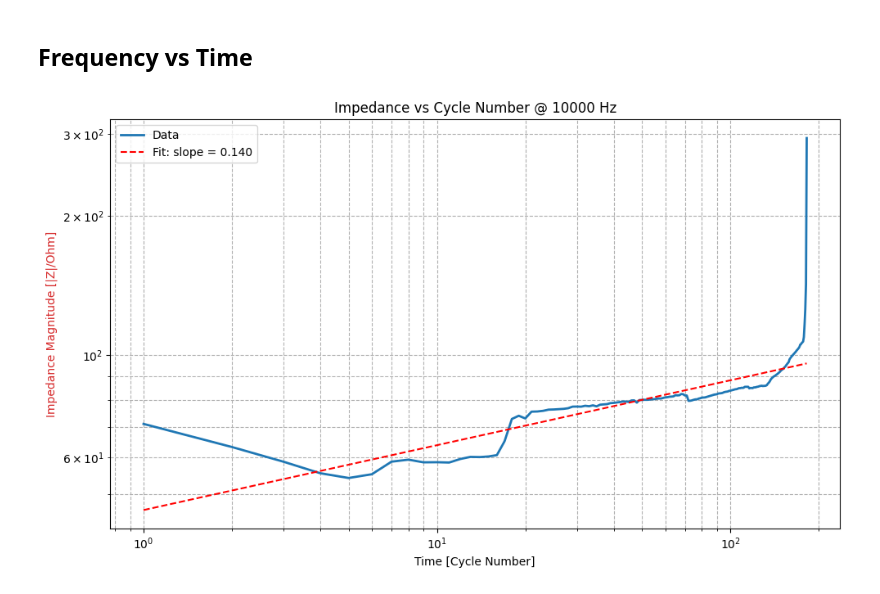
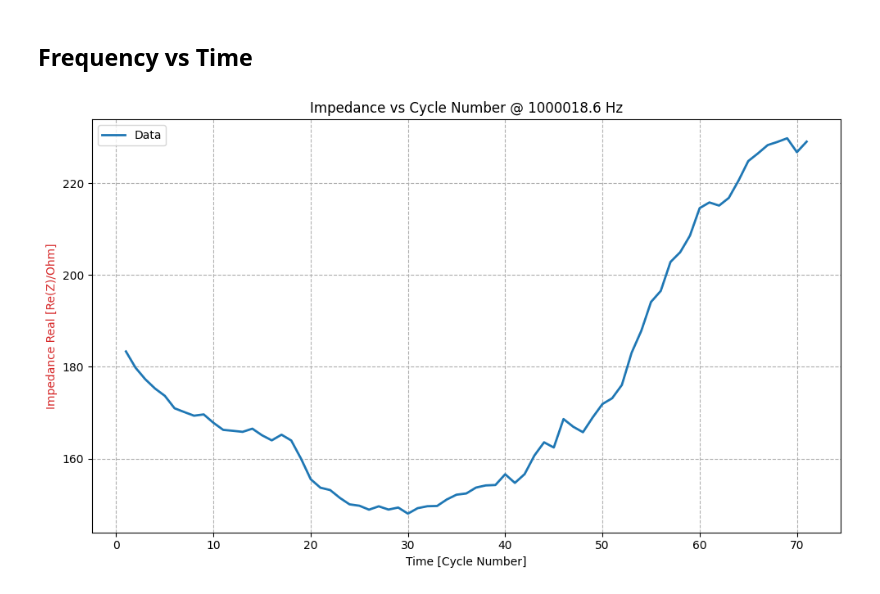
Before and after one commit to yet-ming-chiang-group/dylanpan, a Jupyter notebook: dq/graph.ipynb, the cells around one changed output. Drawn from its saved outputs; the diff is of its cells as text; code cells hidden in the pictures.

```diff
--- a/dq/graph.ipynb
+++ b/dq/graph.ipynb
@@ -142,40 +146,41 @@ plt.show()
 # %% [markdown]
 ## Frequency vs Time
 # %%
-SELECT_FREQUENCY = 10**4
+SELECT_FREQUENCY = 1.0000186E+006
 EPISOLON = 2.5
 
 plt.figure(figsize=(10, 6))
 
 plt.xlabel('Time [Cycle Number]')
-plt.ylabel('Impedance Magnitude [|Z|/Ohm]', color='tab:red')
+# plt.ylabel('Impedance Magnitude [|Z|/Ohm]', color='tab:red')
+plt.ylabel('Impedance Real [Re(Z)/Ohm]', color='tab:red')
 
 df_frequency = df[abs(df['freq/Hz'] - SELECT_FREQUENCY) < EPISOLON]
 
 # Remove zeros or negatives before log (log undefined for these)
 df_frequency = df_frequency[(df_frequency['cycle number'] > 0) & (
-    df_frequency['|Z|/Ohm'] > 0)]
+    df_frequency['Re(Z)/Ohm'] > 0)]
 
 x = df_frequency['cycle number']
-y = df_frequency['|Z|/Ohm']
+y = df_frequency['Re(Z)/Ohm']
 
 plt.plot(x, y, color='tab:blue', linewidth=2, label='Data')
 
-plt.xscale('log')
-plt.yscale('log')
+# plt.xscale('log')
+# plt.yscale('log')
 
 #Calculate Slope of Best Fit Line
-log_x = np.log10(x)
-log_y = np.log10(y)
+# log_x = np.log10(x)
+# log_y = np.log10(y)
 
-m, b = np.polyfit(log_x, log_y, 1)
-fit_y = 10**(b) * x**m
-plt.plot(x, fit_y, 'r--', label=f'Fit: slope = {m:.3f}')
+# m, b = np.polyfit(log_x, log_y, 1)
+# fit_y = 10**(b) * x**m
+# plt.plot(x, fit_y, 'r--', label=f'Fit: slope = {m:.3f}')
 
 plt.title(f'Impedance vs Cycle Number @ {SELECT_FREQUENCY} Hz')
 plt.grid(True, which='both', ls='--')
 plt.legend()
 plt.tight_layout()
 plt.show()
 # %% [output]
-[figure, old version]
+[figure, new version]
```
Also changed, not shown: parts of 6 cells of this notebook, 3 other files.
